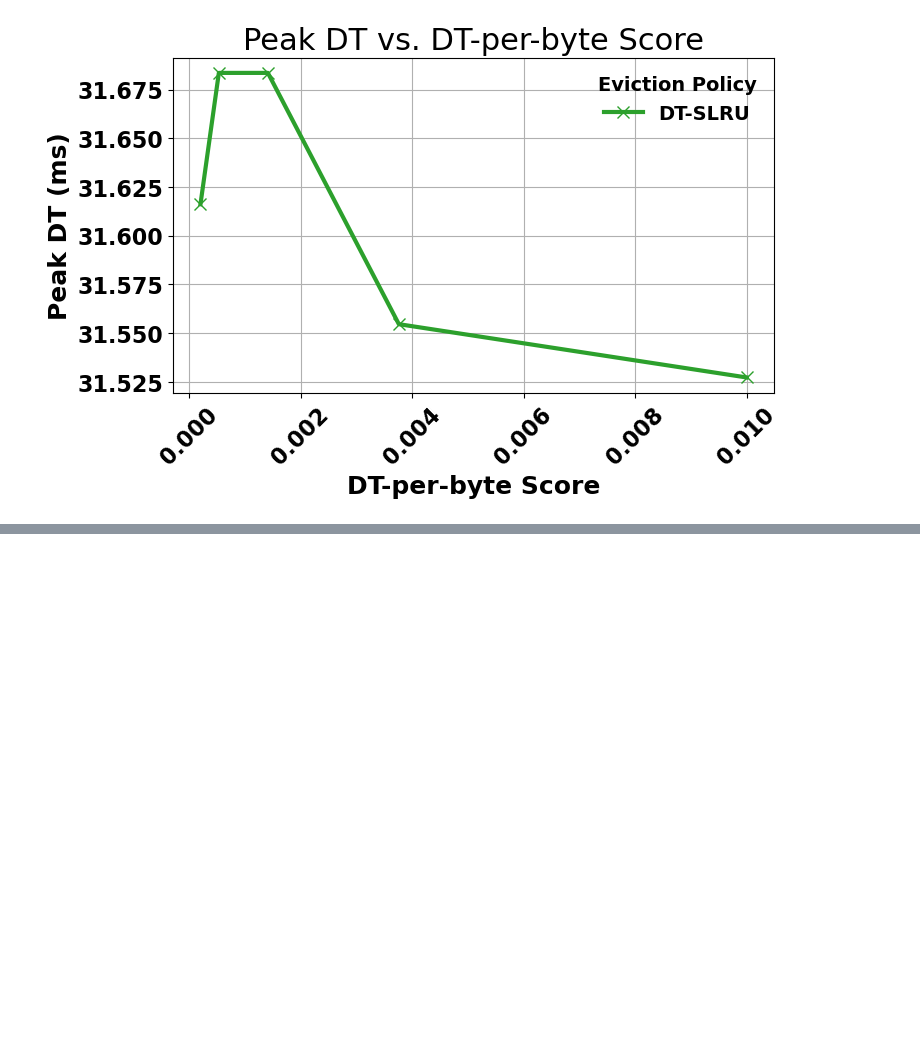
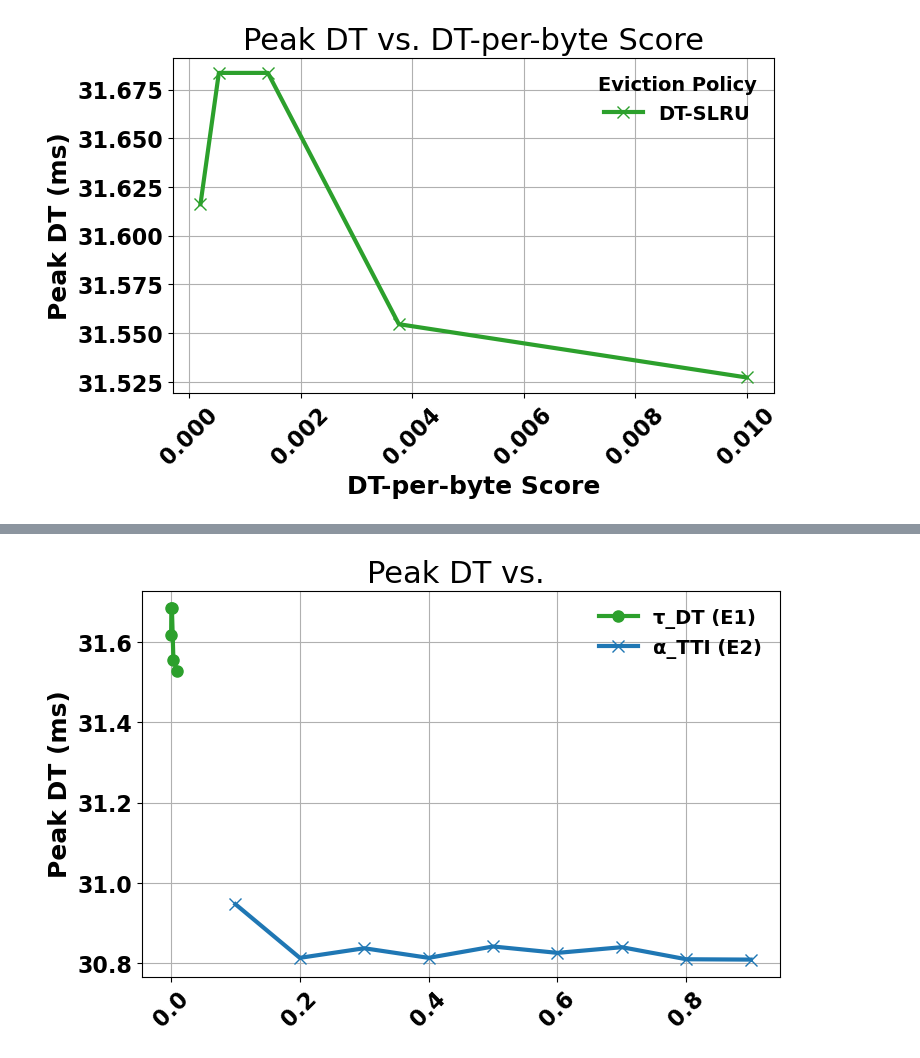
Before and after one commit to JRYOO-FDU-CAPSTONE/csci-6806-fa-2025-6806_fa2025_group1, a Jupyter notebook: notebooks/example/A5-Ablation.ipynb, the cells around one changed output, grey strips where cells are left out. Cells and saved outputs as stored; diff of their text form; code cells hidden in the pictures; blank space fills up the shorter version.

```diff
--- a/notebooks/example/A5-Ablation.ipynb
+++ b/notebooks/example/A5-Ablation.ipynb
@@ -366,0 +425,29 @@ plt.show()
+# %%
+plt.plot(
+    dt_slru2_df['DT-per-byte Score'],
+    dt_slru2_df['PeakServiceTimeUsed1'],
+    marker='o',
+    linewidth=3,
+    color='tab:green',
+    label='τ_DT (E1)'
+)
+
+plt.plot(
+    ede_ewma_df['α_TTL'],
+    ede_ewma_df['PeakServiceTimeUsed1'],
+    marker='x',
+    linewidth=3,
+    color='tab:blue',
+    label='α_TTI (E2)'
+)
+
+# plt.ticklabel_format(style='sci', axis='x', scilimits=(0, 0))
+plt.xticks(rotation=45)
+plt.title("Peak DT vs. ")
+plt.xlabel("")
+plt.ylabel("Peak DT (ms)")
+plt.grid(True)
+plt.legend()
+plt.show()
+# %% [output]
+[figure, added]
```
Also changed, not shown: parts of 4 cells of this notebook.
